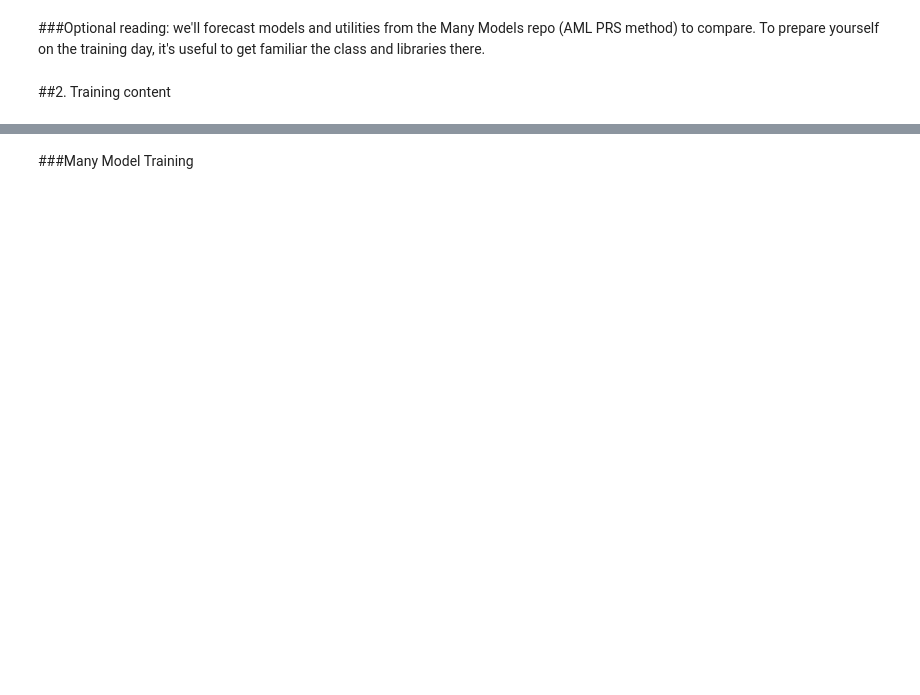
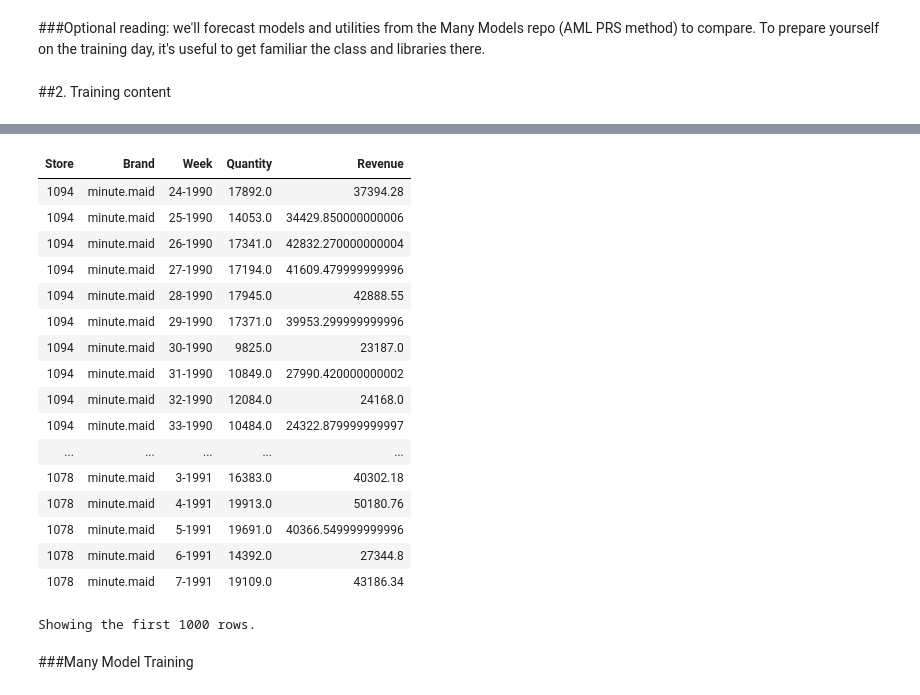
Before and after one commit to james-tn/Many-Models, a Jupyter notebook: code/many_models_spark.ipynb, the cells around one changed output, grey strips where cells are left out. Saved outputs shown, nothing was run; the diff lists cells and outputs as text; code cells hidden in the pictures; blank space fills up the shorter version.

Commit message:
solution & training content updated

```diff
--- a/code/many_models_spark.ipynb
+++ b/code/many_models_spark.ipynb
@@ -71,3 +71,23 @@ display(result_sample)
 | 1066 | dominicks | 23-1992 |
 | 1067 | tropicana | 24-1991 |
 | 1068 | tropicana | 24-1991 |
+# %%
+#Solution
+#The Pandas function
+import pandas as pd
+def best_selling_week(inputdf):
+  store =inputdf['Store'][0]
+  brand = inputdf['Brand'][0]
+  best_week_row = inputdf.iloc[inputdf['Quantity'].argmax()]
+  best_week =str(best_week_row['WeekStarting'].isocalendar()[1]) +"-"+ str(best_week_row['WeekStarting'].isocalendar()[0])
+  qty = best_week_row['Quantity']
+
+  return pd.DataFrame({"Store":[store], "Brand":[brand], "Best_Selling_Week":best_week, "Qty":[qty]})
+
+
+df = spark.sql("select to_timestamp(WeekStarting) WeekStarting, float(Quantity), Brand,Revenue, Store from OJ_Sales_Data")
+df = df.repartition(200) #to increase parallelism
+#Use the pandas function in group by
+
+result = df.groupby(["Brand","Store"]).applyInPandas(best_selling_week, schema="Store string, Brand string, Best_Selling_Week string, Qty float")
+display(result)
@@ -82,3 +131,33 @@ https://github.com/microsoft/solution-accelerator-many-models/blob/master/Custom
+# %%
+def parallel_transform(df_iterator):
+  for df in df_iterator:
+    df['Week'] = df['WeekStarting'].map(lambda x: str(x.isocalendar()[1]) +"-"+ str(x.isocalendar()[0]))
+    df.drop("WeekStarting", inplace=True, axis=1)
+    yield df
+df = spark.sql("select to_timestamp(WeekStarting) WeekStarting, float(Quantity), Brand,Revenue, Store from OJ_Sales_Data")
+
+result = df.mapInPandas(parallel_transform, schema="Store string, Brand string, Week string, Quantity float, Revenue string")
+
+display(result)
+# %% [output]
+| Store | Brand | Week | Quantity | Revenue |
+| 1094 | minute.maid | 24-1990 | 17892.0 | 37394.28 |
+| 1094 | minute.maid | 25-1990 | 14053.0 | 34429.850000000006 |
+| 1094 | minute.maid | 26-1990 | 17341.0 | 42832.270000000004 |
+| 1094 | minute.maid | 27-1990 | 17194.0 | 41609.479999999996 |
+| 1094 | minute.maid | 28-1990 | 17945.0 | 42888.55 |
+| 1094 | minute.maid | 29-1990 | 17371.0 | 39953.299999999996 |
+| 1094 | minute.maid | 30-1990 | 9825.0 | 23187.0 |
+| 1094 | minute.maid | 31-1990 | 10849.0 | 27990.420000000002 |
+| 1094 | minute.maid | 32-1990 | 12084.0 | 24168.0 |
+| 1094 | minute.maid | 33-1990 | 10484.0 | 24322.879999999997 |
+| ... | ... | ... | ... | ... |
+| 1078 | minute.maid | 3-1991 | 16383.0 | 40302.18 |
+| 1078 | minute.maid | 4-1991 | 19913.0 | 50180.76 |
+| 1078 | minute.maid | 5-1991 | 19691.0 | 40366.549999999996 |
+| 1078 | minute.maid | 6-1991 | 14392.0 | 27344.8 |
+| 1078 | minute.maid | 7-1991 | 19109.0 | 43186.34 |
+Showing the first 1000 rows.
 # %% [markdown]
 ###Many Model Training
 # %%
```
Also changed, not shown: parts of 7 cells of this notebook.
